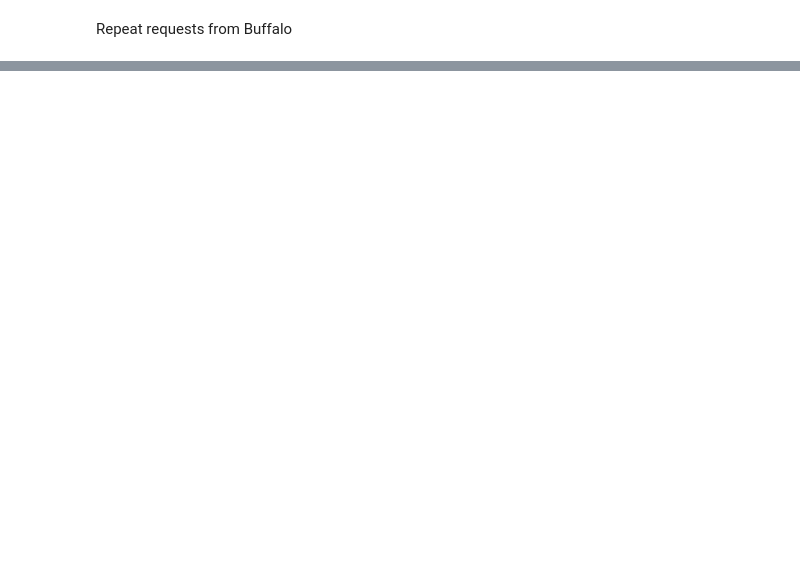
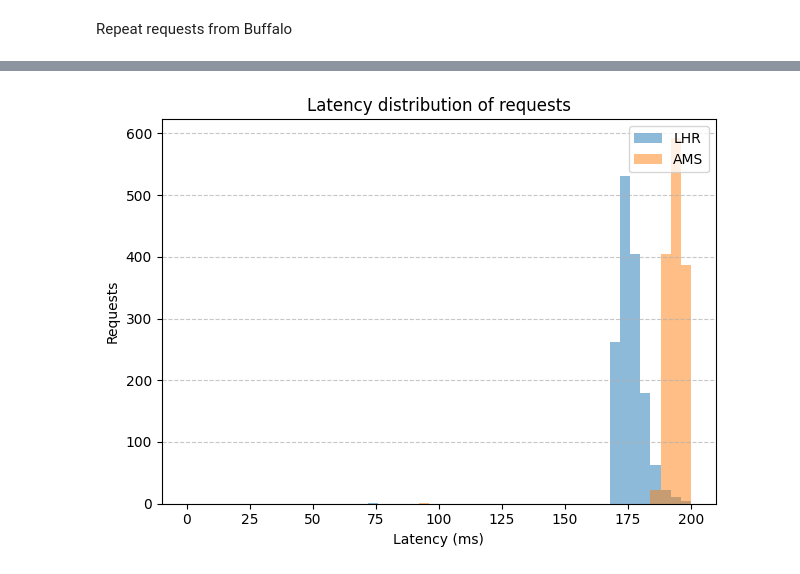
Before and after one commit to YoussefHenna/tud-im-cloudflare-lb-measurments, a Jupyter notebook: analysis/balancers.ipynb, the cells around one changed output, grey strips where cells are left out. Cells and saved outputs as stored; diff of their text form; code cells hidden in the pictures; blank space fills up the shorter version.

```diff
--- a/analysis/balancers.ipynb
+++ b/analysis/balancers.ipynb
@@ -170,0 +136,4 @@ Repeat requests from Buffalo
+# %%
+plot_requests_distribution_latencies(df, 'Reykjavik', 57043)
+# %% [output]
+[figure, added]
```
Also changed, not shown: parts of 8 cells of this notebook, 2 other files.
